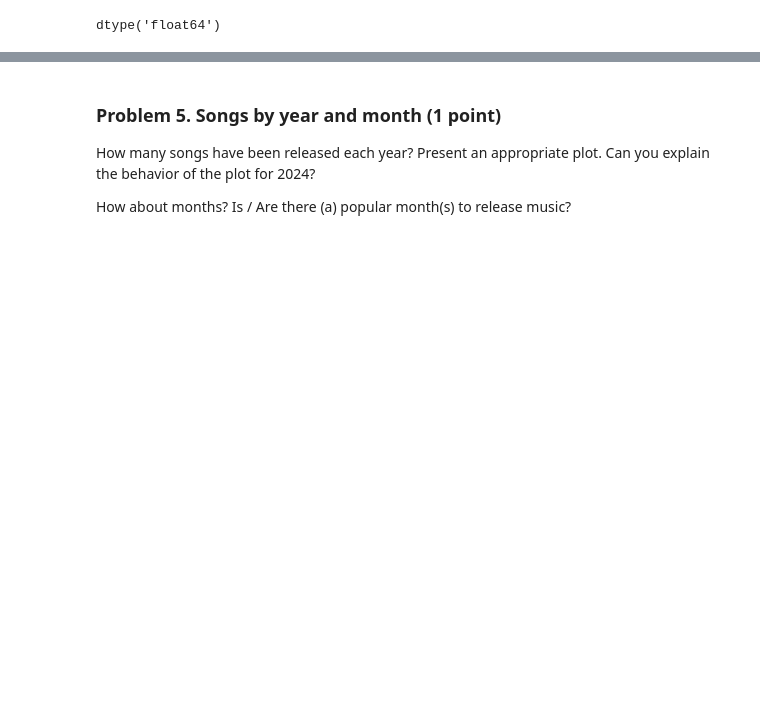
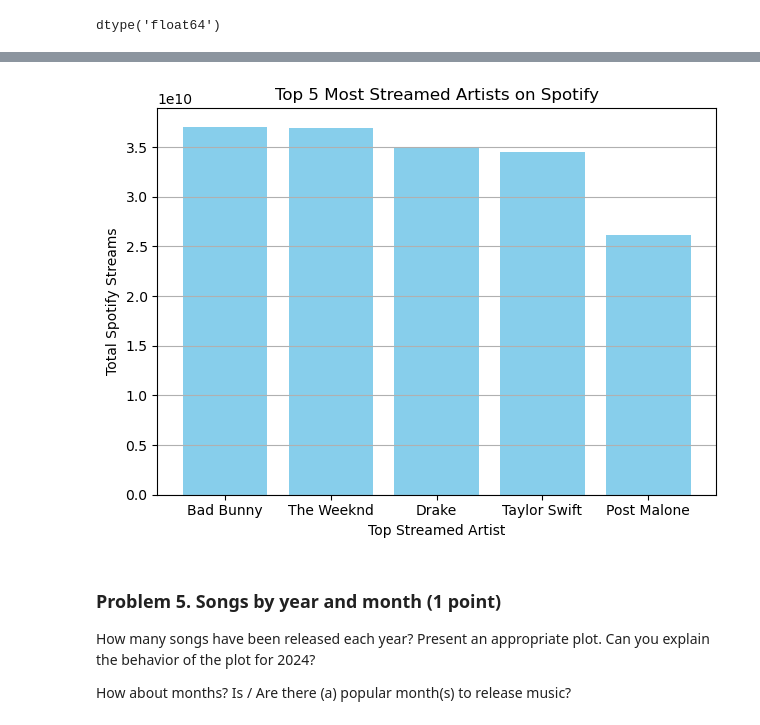
Before and after one commit to i11g/Data-Visualization, a Jupyter notebook: Data Visualization and EDA Lab.ipynb, the cells around one changed output, grey strips where cells are left out. Saved outputs shown, nothing was run; the diff lists cells and outputs as text; code cells hidden in the pictures; blank space fills up the shorter version.

```diff
--- a/Data Visualization and EDA Lab.ipynb
+++ b/Data Visualization and EDA Lab.ipynb
@@ -206,3 +211,4 @@ dtype('float64')
 streamed_top = songs_spotify.groupby("artist")["spotify_streams"].sum()
 # %%
-streamed_top.sort_values(ascending=False).head(5)
+# Sort in descending order and get the top 5
+top_streamed_artist = streamed_top.sort_values(ascending=False).head(5)
@@ -217,3 +225,13 @@ Name: spotify_streams, dtype: float64
+# %%
+plt.bar(top_streamed_artist.index, top_streamed_artist, color='skyblue')
+plt.xlabel("Top Streamed Artist")
+plt.ylabel("Total Spotify Streams")
+plt.title("Top 5 Most Streamed Artists on Spotify")
+plt.tight_layout()
+plt.grid(axis='y')
+plt.show()
+# %% [output]
+[figure, added]
 # %% [markdown]
 ### Problem 5. Songs by year and month (1 point)
 How many songs have been released each year? Present an appropriate plot. Can you explain the behavior of the plot for 2024?
```
Also changed, not shown: parts of 32 cells of this notebook, 1 other file.
